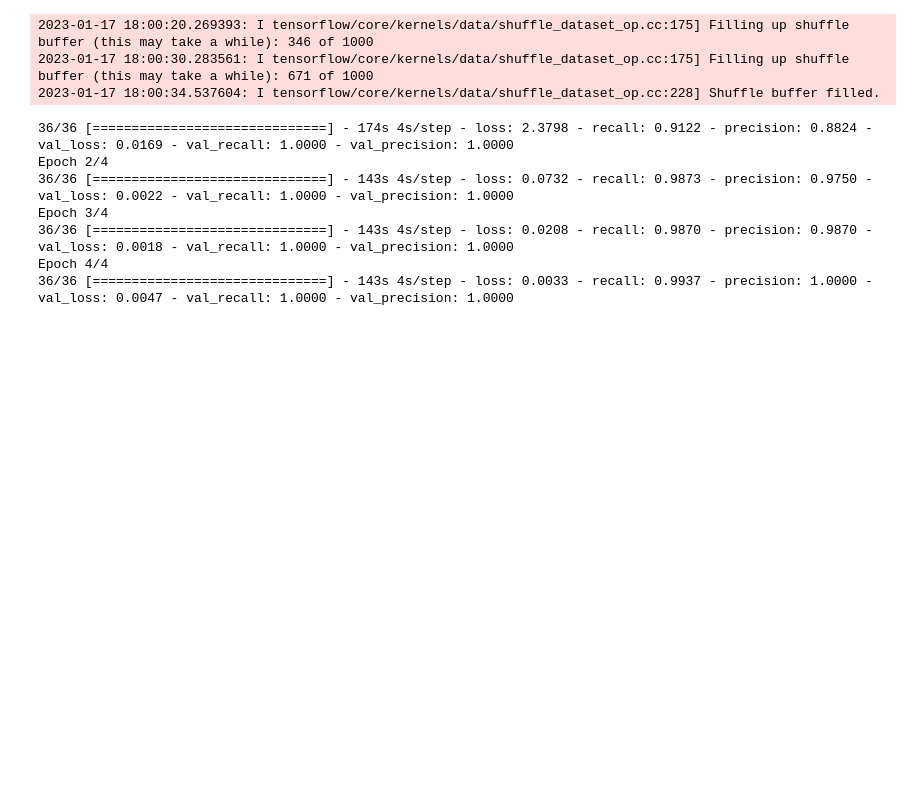
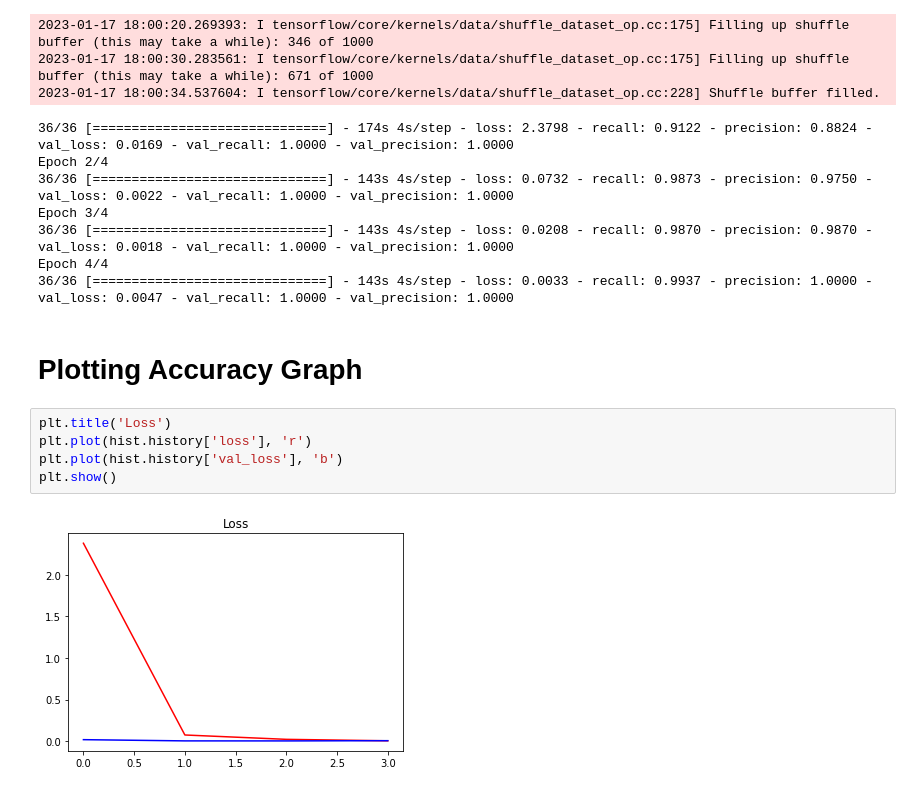
Before and after one commit to rohan-singh987/BirdCallClasifier, a Jupyter notebook: birdsCallClassifier.ipynb, the cells around one changed output. Drawn from its saved outputs; the diff is of its cells as text; blank space fills up the shorter version.

Commit message:
plotting Accuracy Graph

```diff
--- a/birdsCallClassifier.ipynb
+++ b/birdsCallClassifier.ipynb
@@ -223,3 +223,12 @@ Epoch 3/4
 36/36 [==============================] - 143s 4s/step - loss: 0.0208 - recall: 0.9870 - precision: 0.9870 - val_loss: 0.0018 - val_recall: 1.0000 - val_precision: 1.0000
 Epoch 4/4
 36/36 [==============================] - 143s 4s/step - loss: 0.0033 - recall: 0.9937 - precision: 1.0000 - val_loss: 0.0047 - val_recall: 1.0000 - val_precision: 1.0000
+# %% [markdown]
+# Plotting Accuracy Graph
+# %%
+plt.title('Loss')
+plt.plot(hist.history['loss'], 'r')
+plt.plot(hist.history['val_loss'], 'b')
+plt.show()
+# %% [output]
+[figure, added]
```
Also changed, not shown: parts of 2 cells of this notebook.
